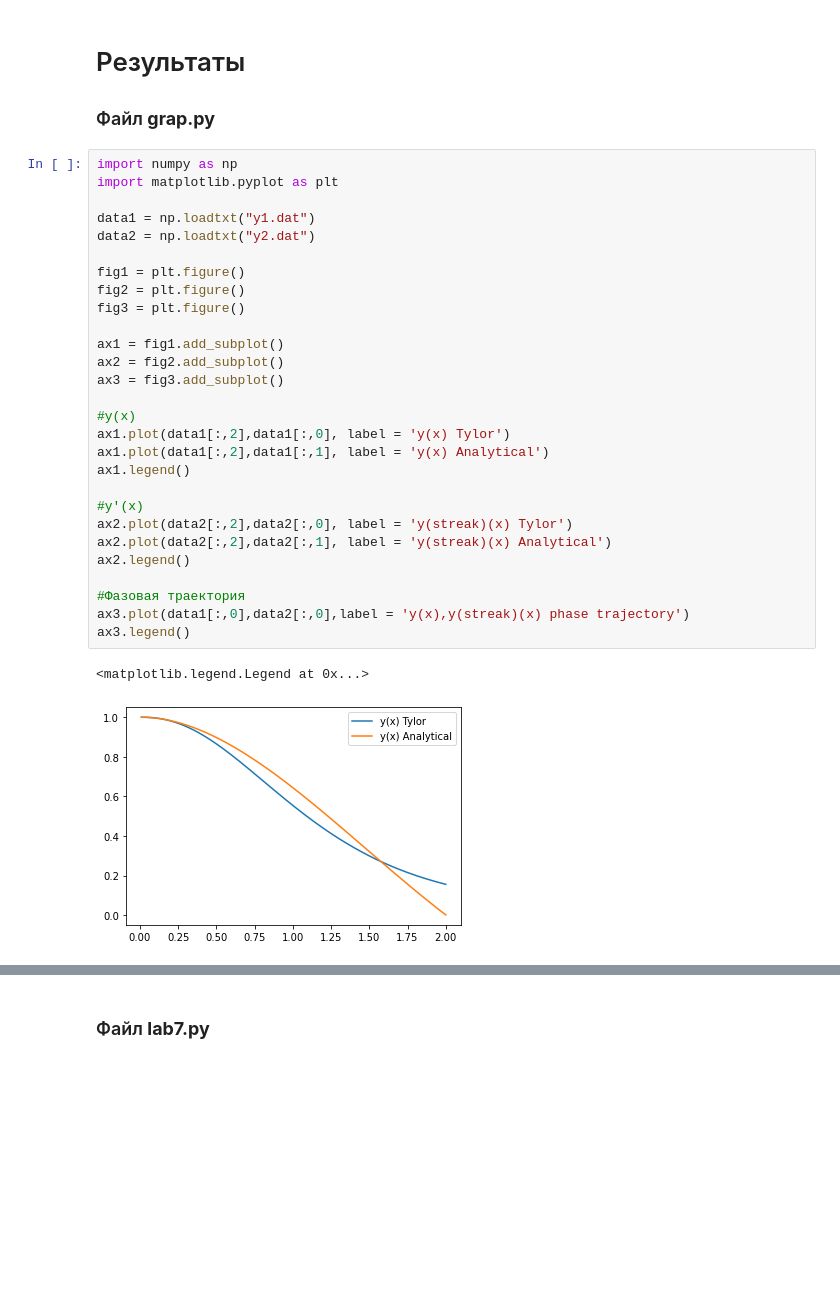
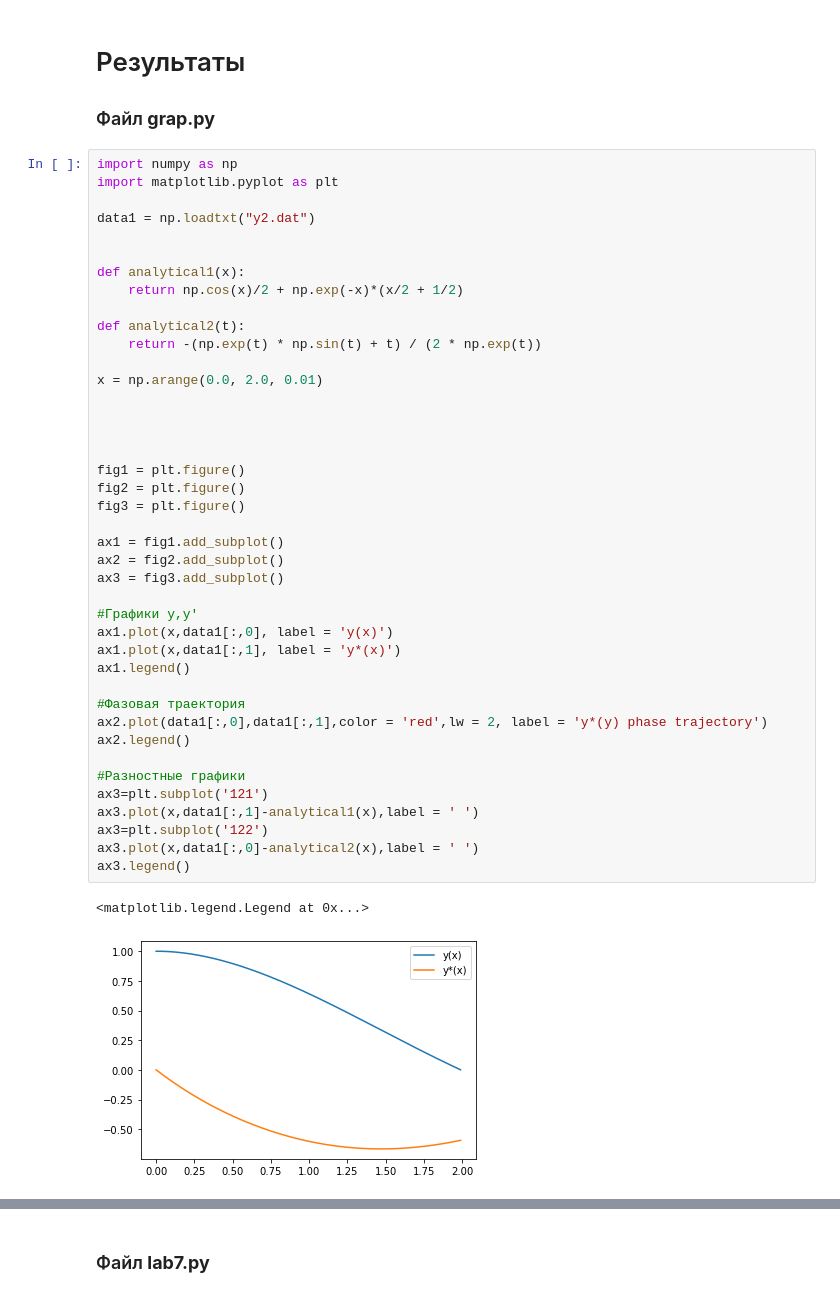
Before and after one commit to SAUSSSS/lab7, a Jupyter notebook: report.ipynb, the cells around one changed output, grey strips where cells are left out. Cells and saved outputs as stored; diff of their text form; blank space fills up the shorter version.

```diff
--- a/report.ipynb
+++ b/report.ipynb
@@ -100,31 +95,44 @@ y_{n+1} =  y_{n} + h[f( x_{n}, y_{n}) +  \frac{h}{2}( f_{x}( x_{n}, y_{n}) +  f_
 # %%
 import numpy as np
 import matplotlib.pyplot as plt
 
-data1 = np.loadtxt("y1.dat")
-data2 = np.loadtxt("y2.dat")
+data1 = np.loadtxt("y2.dat")
+
+
+def analytical1(x):
+    return np.cos(x)/2 + np.exp(-x)*(x/2 + 1/2)
+
+def analytical2(t):
+    return -(np.exp(t) * np.sin(t) + t) / (2 * np.exp(t))
+
+x = np.arange(0.0, 2.0, 0.01)
+
+
+
 
 fig1 = plt.figure()
 fig2 = plt.figure()
 fig3 = plt.figure()
 
 ax1 = fig1.add_subplot()
 ax2 = fig2.add_subplot()
 ax3 = fig3.add_subplot()
 
-#y(x)
-ax1.plot(data1[:,2],data1[:,0], label = 'y(x) Tylor')
-ax1.plot(data1[:,2],data1[:,1], label = 'y(x) Analytical')
+#Графики y,y'
+ax1.plot(x,data1[:,0], label = 'y(x)')
+ax1.plot(x,data1[:,1], label = 'y*(x)')
 ax1.legend()
 
-#y'(x)
-ax2.plot(data2[:,2],data2[:,0], label = 'y(streak)(x) Tylor')
-ax2.plot(data2[:,2],data2[:,1], label = 'y(streak)(x) Analytical')
+#Фазовая траектория
+ax2.plot(data1[:,0],data1[:,1],color = 'red',lw = 2, label = 'y*(y) phase trajectory')
 ax2.legend()
 
-#Фазовая траектория
-ax3.plot(data1[:,0],data2[:,0],label = 'y(x),y(streak)(x) phase trajectory')
+#Разностные графики
+ax3=plt.subplot('121')
+ax3.plot(x,data1[:,1]-analytical1(x),label = ' ')
+ax3=plt.subplot('122')
+ax3.plot(x,data1[:,0]-analytical2(x),label = ' ')
 ax3.legend()
 # %% [output]
 <matplotlib.legend.Legend at 0x...>
-[figure, old version]
+[figure, new version]
```
Also changed, not shown: parts of 3 cells of this notebook, 4 other files.
